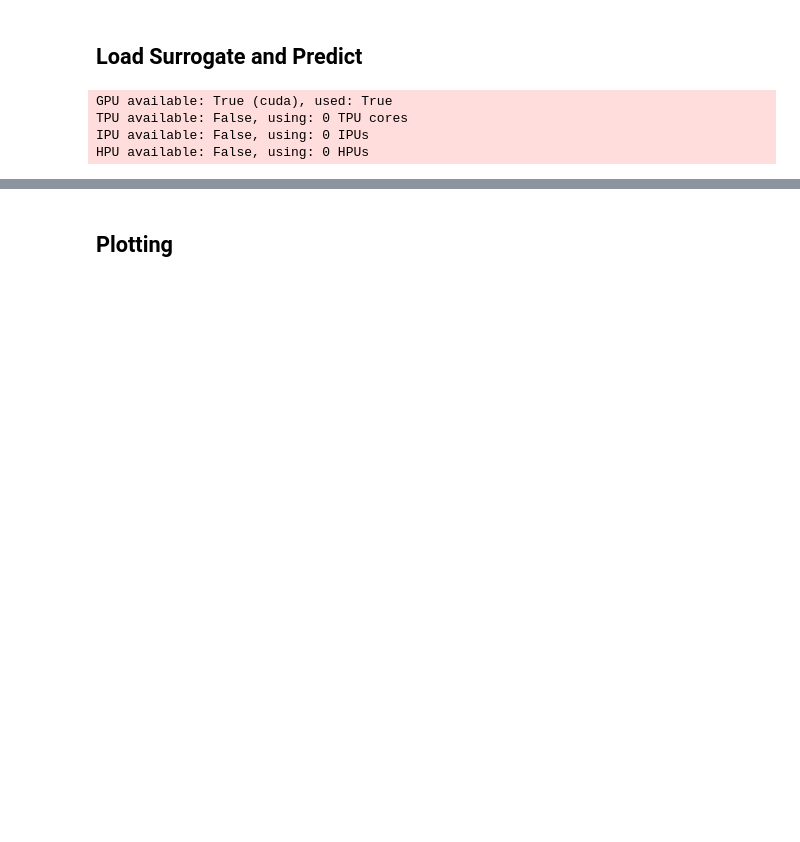
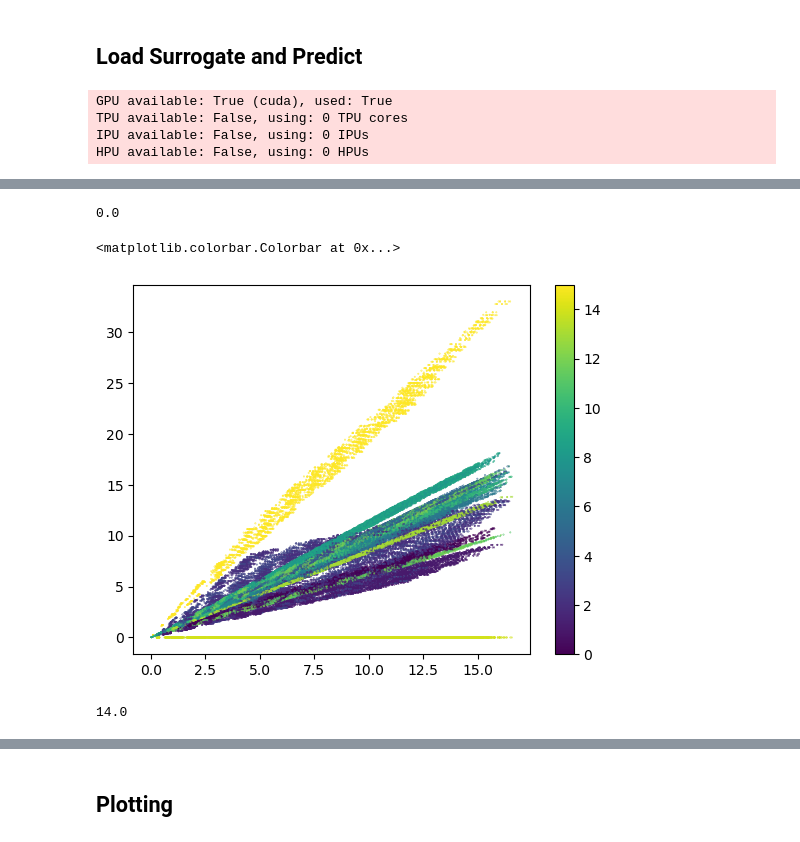
Before and after one commit to szvsw/ml-for-building-energy-modeling, a Jupyter notebook: ml-for-bem/notebooks/validate.ipynb, the cells around one changed output, grey strips where cells are left out. Saved outputs shown, nothing was run; the diff lists cells and outputs as text; code cells hidden in the pictures; blank space fills up the shorter version.

```diff
--- a/ml-for-bem/notebooks/validate.ipynb
+++ b/ml-for-bem/notebooks/validate.ipynb
@@ -100,7 +100,7 @@ def download_and_open_hdf(file):
 
 
 def get_weather():
-    weather_folder = experiment_name + "/epw"
+    weather_folder = (Path(experiment_name).parent / "epw").as_posix()
     # list files in weather folder
     weather_files = get_files_in_experiment(weather_folder)
     with ThreadPoolExecutor(max_workers=8) as executor:
@@ -115,7 +115,9 @@ def download_and_open_ground_truth():
     true_df = download_and_open_hdf(file)
 
     true_df = true_df.sort_index(level="file_name")
-    building_id = true_df.index.to_frame()["file_name"].str.split(".").str[0]
+    building_id = (
+        true_df.index.to_frame()["file_name"].str.split(".").str[0].astype(int)
+    )
     building_id.name = "building_id"
     true_df = true_df.set_index(building_id, append=True).sort_index(
         level="building_id"
@@ -265,0 +271,9 @@ LOCAL_RANK: 0 - CUDA_VISIBLE_DEVICES: [0]
+# %%
+true_results = download_and_open_ground_truth()
+if len(true_results) != len(building_meta):
+    print("WARNING: Not all buildings have ground truth results!!")
+true_results_ids = true_results.index.get_level_values("building_id")
+
+true_results = true_results / building_meta.loc[true_results_ids, "gfa"].values.reshape(
+    -1, 1
+)
@@ -265,0 +282,28 @@ LOCAL_RANK: 0 - CUDA_VISIBLE_DEVICES: [0]
+# %%
+scheds[14].sum()
+# %% [output]
+0.0
+# %%
+template_indices = (
+    building_meta.loc[true_results_ids, "template_idx"]
+    .astype(float)
+    .values.reshape(-1, 1)
+    .repeat(12, axis=1)
+    .flatten()
+)
+pred_elec_res = pred_elec.loc[true_results_ids].values.flatten()
+plt.scatter(
+    true_results["Electricity:Facility"].values.flatten(),
+    pred_elec_res,
+    # alpha=0.1,
+    s=0.1,
+    c=template_indices,
+)
+plt.colorbar()
+# %% [output]
+<matplotlib.colorbar.Colorbar at 0x...>
+[figure, added]
+# %%
+building_meta.iloc[3].template_idx
+# %% [output]
+14.0
```
Also changed, not shown: parts of 18 cells of this notebook, 1 other file.
